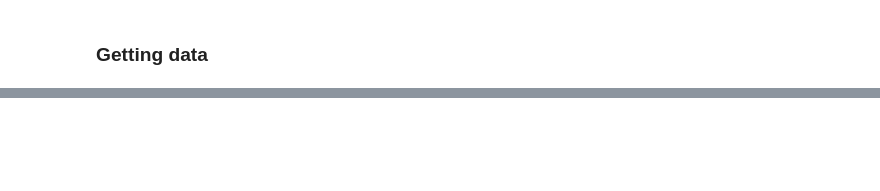
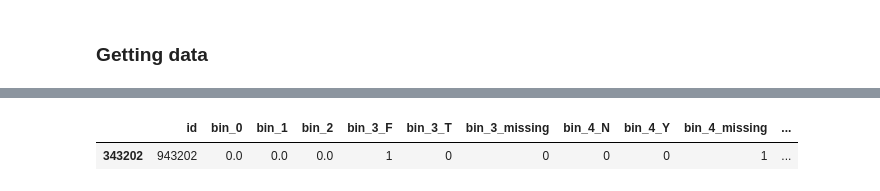
Before and after one commit to Archisman-Roy/Learning, a Jupyter notebook: kaggle/cat-in-the-dat-ii/notebooks/categorical_feature_encoding.ipynb, the cells around one changed output, grey strips where cells are left out. Saved outputs shown, nothing was run; the diff lists cells and outputs as text; code cells hidden in the pictures; blank space fills up the shorter version.

```diff
--- a/kaggle/cat-in-the-dat-ii/notebooks/categorical_feature_encoding.ipynb
+++ b/kaggle/cat-in-the-dat-ii/notebooks/categorical_feature_encoding.ipynb
@@ -36,0 +199,5 @@ advanced_describe(train)
+# %%
+test_encoded[test.nom_6 == 'a885aacec'].head(3)
+# %% [output]
+|  | id | bin_0 | bin_1 | bin_2 | bin_3_F | bin_3_T | bin_3_missing | bin_4_N | bin_4_Y | bin_4_missing | ... |
+| 343202 | 943202 | 0.0 | 0.0 | 0.0 | 1 | 0 | 0 | 0 | 0 | 1 | ... |
```
Also changed, not shown: parts of 16 cells of this notebook, 5 other files.
